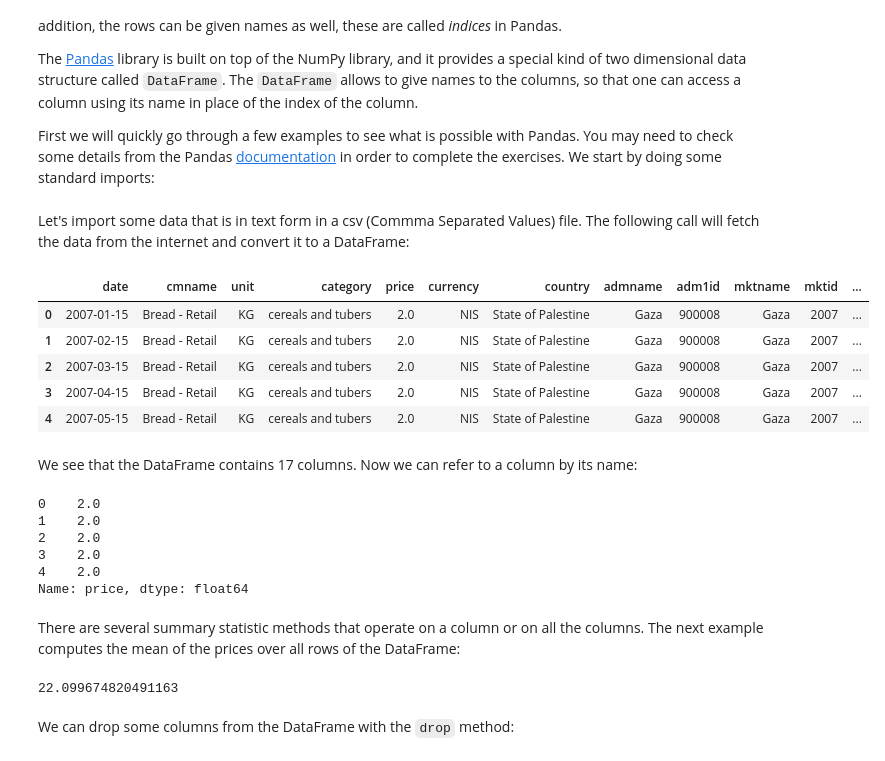
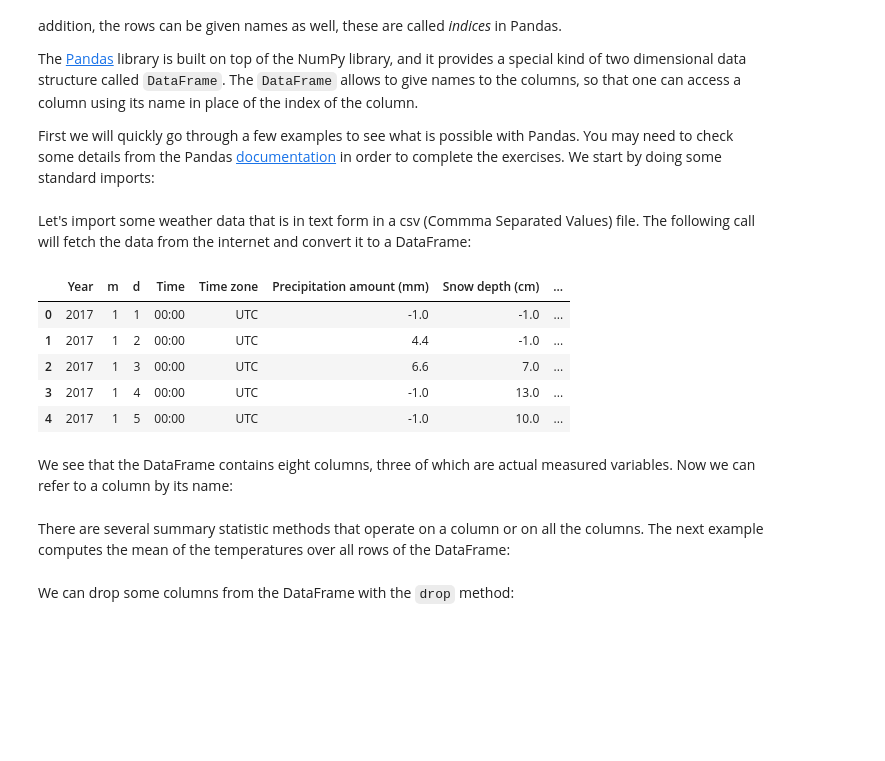
Before and after one commit to mohdsh85/p, a Jupyter notebook: Lesson6 Pandas.ipynb, the cells around one changed output. Drawn from its saved outputs; the diff is of its cells as text; code cells hidden in the pictures; blank space fills up the shorter version.

```diff
--- a/Lesson6 Pandas.ipynb
+++ b/Lesson6 Pandas.ipynb
@@ -29,25 +29,16 @@ First we will quickly go through a few examples to see what is possible with Pan
 import pandas as pd    # This is the standard way of importing the Pandas library
 import numpy as np
 # %% [markdown]
-Let's import some  data that is in text form in a csv (Commma Separated Values) file. The following call will fetch the data from the internet and convert it to a DataFrame:
+Let's import some weather data that is in text form in a csv (Commma Separated Values) file. The following call will fetch the data from the internet and convert it to a DataFrame:
 # %%
-wh = pd.read_csv("http://data.humdata.org/dataset/80999ea7-6b3d-43eb-ac9b-343579548504/resource/7c3802bc-c2a5-4c24-aa9f-299661706293/download/wfp_food_prices_state-of-palestine.csv",skiprows=[1])
+wh = pd.read_csv("https://raw.githubusercontent.com/smabb/p/master/data/temp.csv")
 wh.head()   # The head method prints the first 5 rows
 # %% [output]
-|  | date | cmname | unit | category | price | currency | country | admname | adm1id | mktname | mktid | ... |
-| 0 | 2007-01-15 | Bread - Retail | KG | cereals and tubers | 2.0 | NIS | State of Palestine | Gaza | 900008 | Gaza | 2007 | ... |
-| 1 | 2007-02-15 | Bread - Retail | KG | cereals and tubers | 2.0 | NIS | State of Palestine | Gaza | 900008 | Gaza | 2007 | ... |
-| 2 | 2007-03-15 | Bread - Retail | KG | cereals and tubers | 2.0 | NIS | State of Palestine | Gaza | 900008 | Gaza | 2007 | ... |
-| 3 | 2007-04-15 | Bread - Retail | KG | cereals and tubers | 2.0 | NIS | State of Palestine | Gaza | 900008 | Gaza | 2007 | ... |
-| 4 | 2007-05-15 | Bread - Retail | KG | cereals and tubers | 2.0 | NIS | State of Palestine | Gaza | 900008 | Gaza | 2007 | ... |
+|  | Year | m | d | Time | Time zone | Precipitation amount (mm) | Snow depth (cm) | ... |
+| 0 | 2017 | 1 | 1 | 00:00 | UTC | -1.0 | -1.0 | ... |
+| 1 | 2017 | 1 | 2 | 00:00 | UTC | 4.4 | -1.0 | ... |
+| 2 | 2017 | 1 | 3 | 00:00 | UTC | 6.6 | 7.0 | ... |
+| 3 | 2017 | 1 | 4 | 00:00 | UTC | -1.0 | 13.0 | ... |
+| 4 | 2017 | 1 | 5 | 00:00 | UTC | -1.0 | 10.0 | ... |
 # %% [markdown]
-We see that the DataFrame contains 17 columns. Now we can refer to a column by its name:
+We see that the DataFrame contains eight columns, three of which are actual measured variables. Now we can refer to a column by its name:
-# %%
-wh["price"].head()
-# %% [output]
-0    2.0
-1    2.0
-2    2.0
-3    2.0
-4    2.0
-Name: price, dtype: float64
@@ -54,9 +47,7 @@ Name: price, dtype: float64
 # %% [markdown]
-There are several summary statistic methods that operate on a column or on all the columns. The next example computes the mean of the prices over all rows of the DataFrame:
+There are several summary statistic methods that operate on a column or on all the columns. The next example computes the mean of the temperatures over all rows of the DataFrame:
 # %%
-wh["price"].mean()    # Mean
+wh["Air temperature (degC)"].mean()    # Mean temperature
-# %% [output]
-22.099674820491163
 # %% [markdown]
 We can drop some columns from the DataFrame with the `drop` method:
 # %%
```
Also changed, not shown: parts of 32 cells of this notebook.
